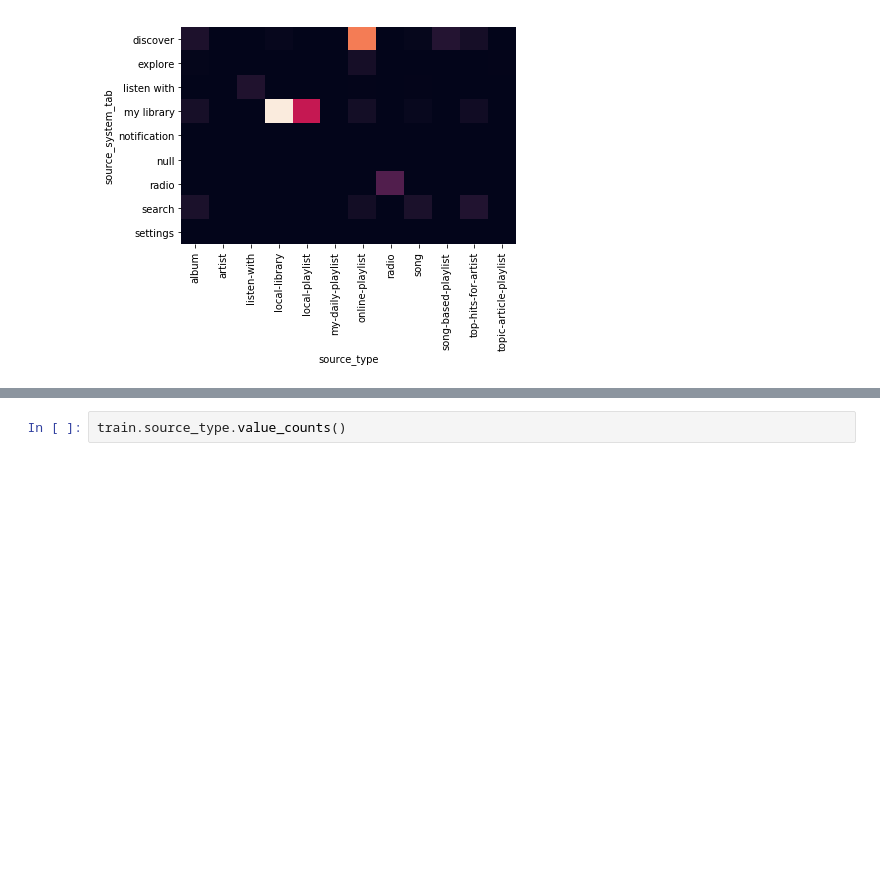
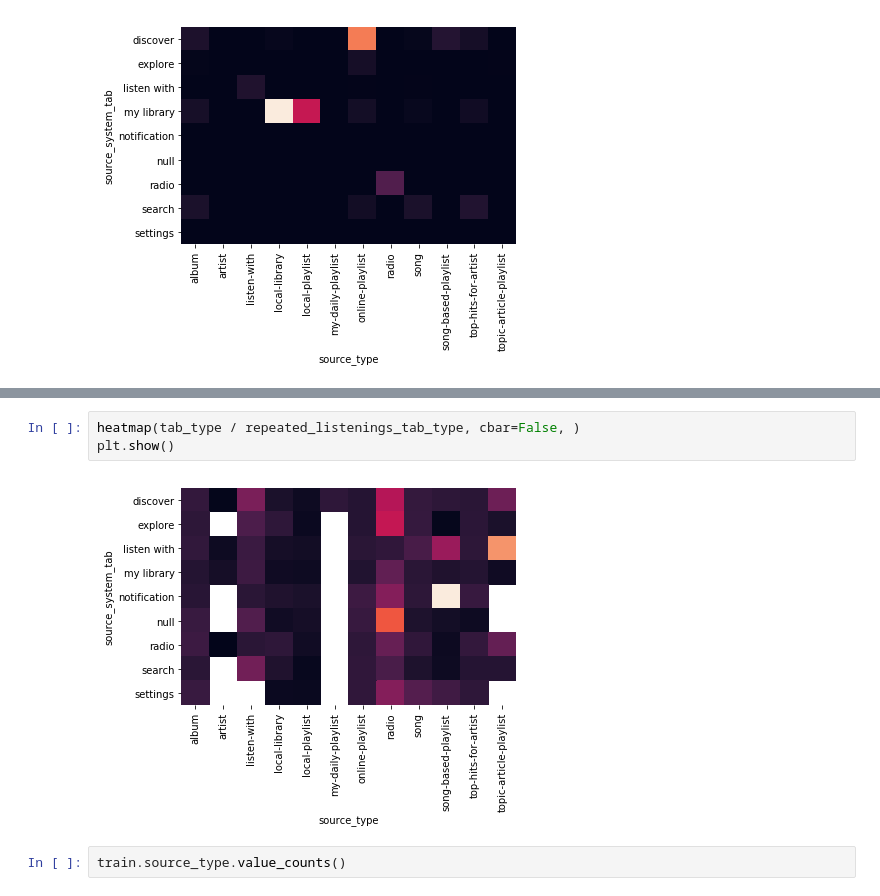
Before and after one commit to PaulPruliere/wsdm, a Jupyter notebook: wsdm.ipynb, the cells around one changed output, grey strips where cells are left out. Drawn from its saved outputs; the diff is of its cells as text; blank space fills up the shorter version.

```diff
--- a/wsdm.ipynb
+++ b/wsdm.ipynb
@@ -231,3 +337,8 @@ plt.show()
+# %%
+heatmap(tab_type / repeated_listenings_tab_type, cbar=False, )
+plt.show()
+# %% [output]
+[figure, added]
 # %%
 train.source_type.value_counts()
 # %% [output]
```
Also changed, not shown: parts of 24 cells of this notebook.
